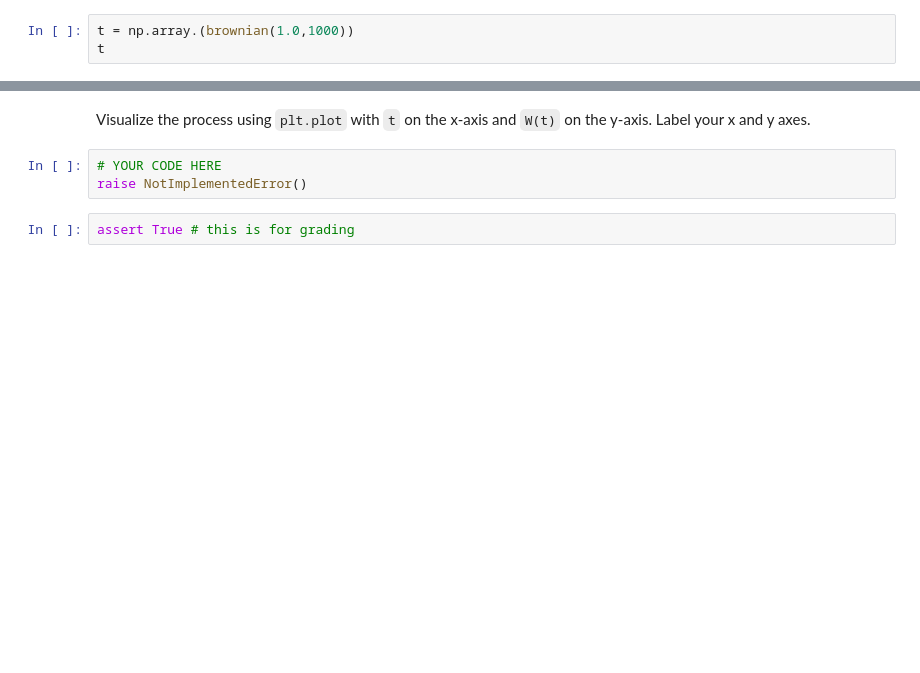
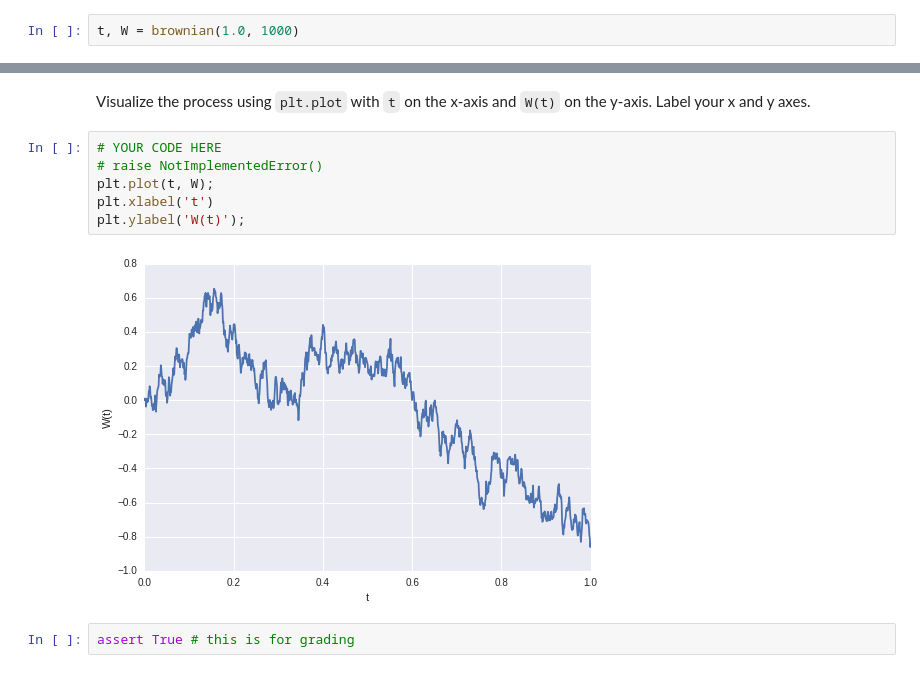
Before and after one commit to sraejones/phys202-2015-work, a Jupyter notebook: assignments/assignment03/NumpyEx03.ipynb, the cells around one changed output, grey strips where cells are left out. Drawn from its saved outputs; the diff is of its cells as text; blank space fills up the shorter version.

```diff
--- a/assignments/assignment03/NumpyEx03.ipynb
+++ b/assignments/assignment03/NumpyEx03.ipynb
@@ -30,8 +30,7 @@ def brownian(maxt, n):
 # %% [markdown]
 Call the `brownian` function to simulate a Wiener process with `1000` steps and max time of `1.0`. Save the results as two arrays `t` and `W`.
 # %%
-t = np.array.(brownian(1.0,1000))
-t
+t, W = brownian(1.0, 1000)
 # %%
 assert isinstance(t, np.ndarray)
 assert isinstance(W, np.ndarray)
@@ -42,7 +41,12 @@ assert len(t)==len(W)==1000
 Visualize the process using `plt.plot` with `t` on the x-axis and `W(t)` on the y-axis. Label your x and y axes.
 # %%
 # YOUR CODE HERE
-raise NotImplementedError()
+# raise NotImplementedError()
+plt.plot(t, W);
+plt.xlabel('t')
+plt.ylabel('W(t)');
+# %% [output]
+[figure, added]
 # %%
 assert True # this is for grading
 # %% [markdown]
```
Also changed, not shown: parts of 4 cells of this notebook, 23 other files.
